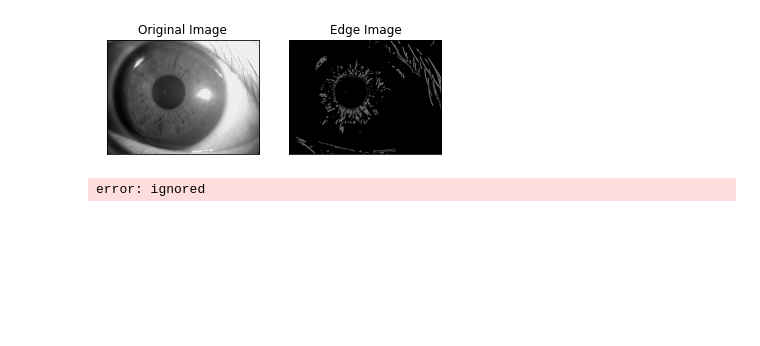
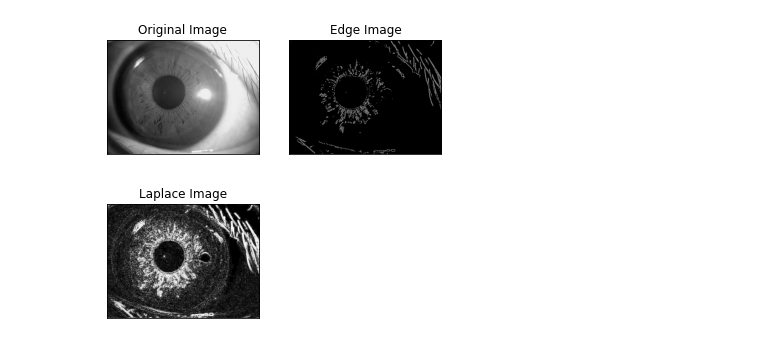
Before and after one commit to ImitatedSky/Github-openCV, a Jupyter notebook: opencv.ipynb, the cells around one changed output. Saved outputs shown, nothing was run; the diff lists cells and outputs as text; code cells hidden in the pictures; blank space fills up the shorter version.

```diff
--- a/opencv.ipynb
+++ b/opencv.ipynb
@@ -62,12 +65,17 @@ plt.show()
 # %%
 #@title Laplace //Declare the variables we are going to use
 ddepth = cv.CV_16S #@param {type:"integer"} #cv.CV_16S
-kernel_size = 3 #@param {type:"integer"} #cv.CV_16S
-window_name = "\"Laplace Demo\"" #@param {type:"string"}
+kernel_size = 5 #@param {type:"integer"} #3
 
+# 高斯模糊 不用的話也可以試試
 img3_lap = cv.GaussianBlur(img3, (3, 3), 0)
-# Convert the image to grayscale
-src_gray = cv.cvtColor(img3_lap, cv.COLOR_BGR2GRAY)
-# Apply Laplace functiondst = cv.Laplacian(src_gray, ddepth, ksize=kernel_size)
+
+# Apply Laplace function
+dst = cv.Laplacian(img3_lap, ddepth, ksize=kernel_size)
+# converting back to uint8
+abs_dst = cv.convertScaleAbs(dst)
+plt.subplot(122),plt.imshow(abs_dst,cmap = 'gray')
+plt.title('Laplace Image'), plt.xticks([]), plt.yticks([])
+plt.show()
 # %% [output]
-error: ignored
+[figure, added]
```
Also changed, not shown: parts of 3 cells of this notebook.
